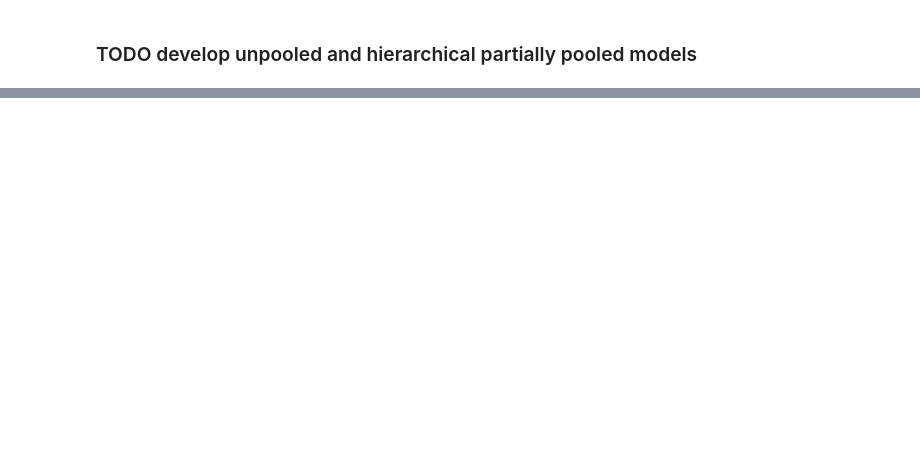
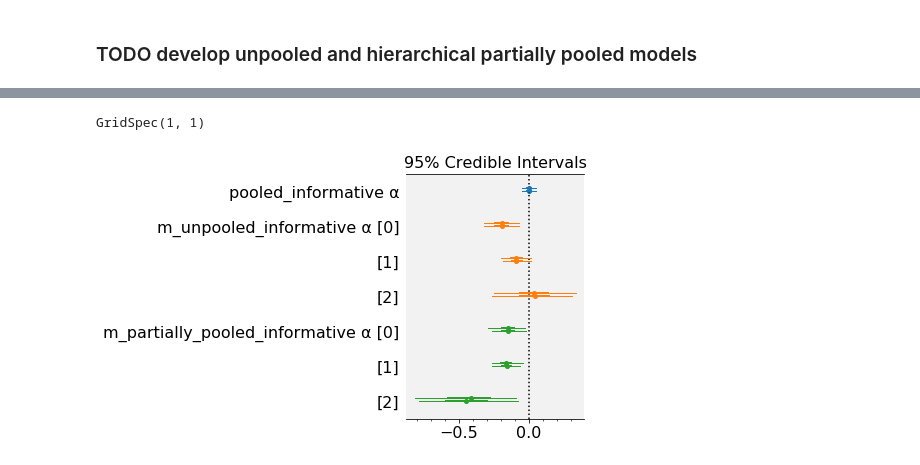
Before and after one commit to madHatter106/IOCS_BUSAN_2019, a Jupyter notebook: BUSAN2019.ipynb, the cells around one changed output, grey strips where cells are left out. Cells and saved outputs as stored; diff of their text form; code cells hidden in the pictures; blank space fills up the shorter version.

```diff
--- a/BUSAN2019.ipynb
+++ b/BUSAN2019.ipynb
@@ -661,0 +760,11 @@ f.savefig('./resources/ppc_informative.png', dpi=300)
+# %%
+pm.forestplot(trace=[trace_pooled_informative,
+               trace_unpooled_informative,
+               trace_partially_pooled_informative], models=['pooled_informative',
+                                                            'm_unpooled_informative',
+                                                            'm_partially_pooled_informative'
+                                                           ],
+              varnames=['α'], rhat=False, colors=['C0', 'C1', 'C2'])
+# %% [output]
+GridSpec(1, 1)
+[figure, added]
```
Also changed, not shown: parts of 15 cells of this notebook.
